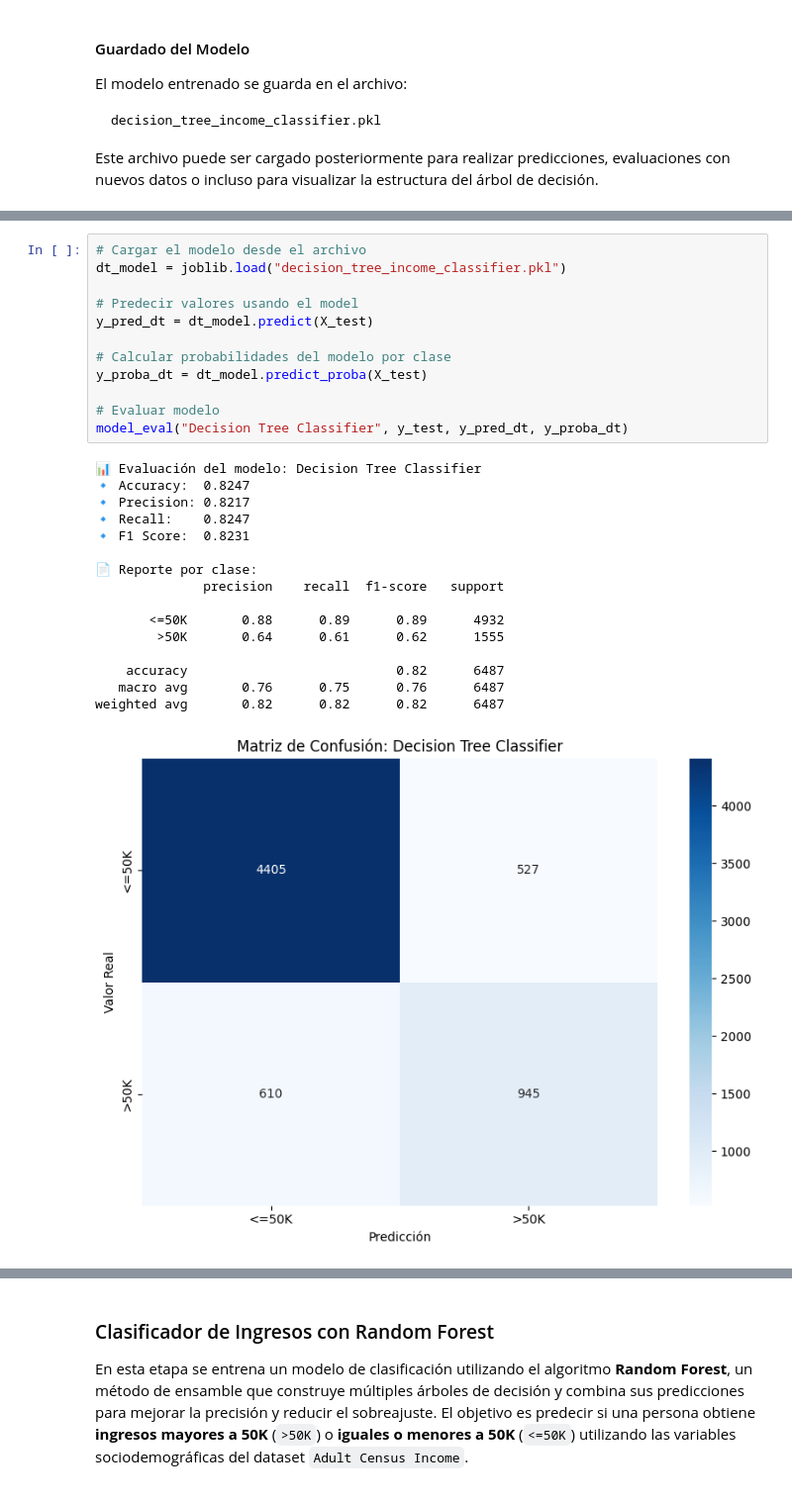
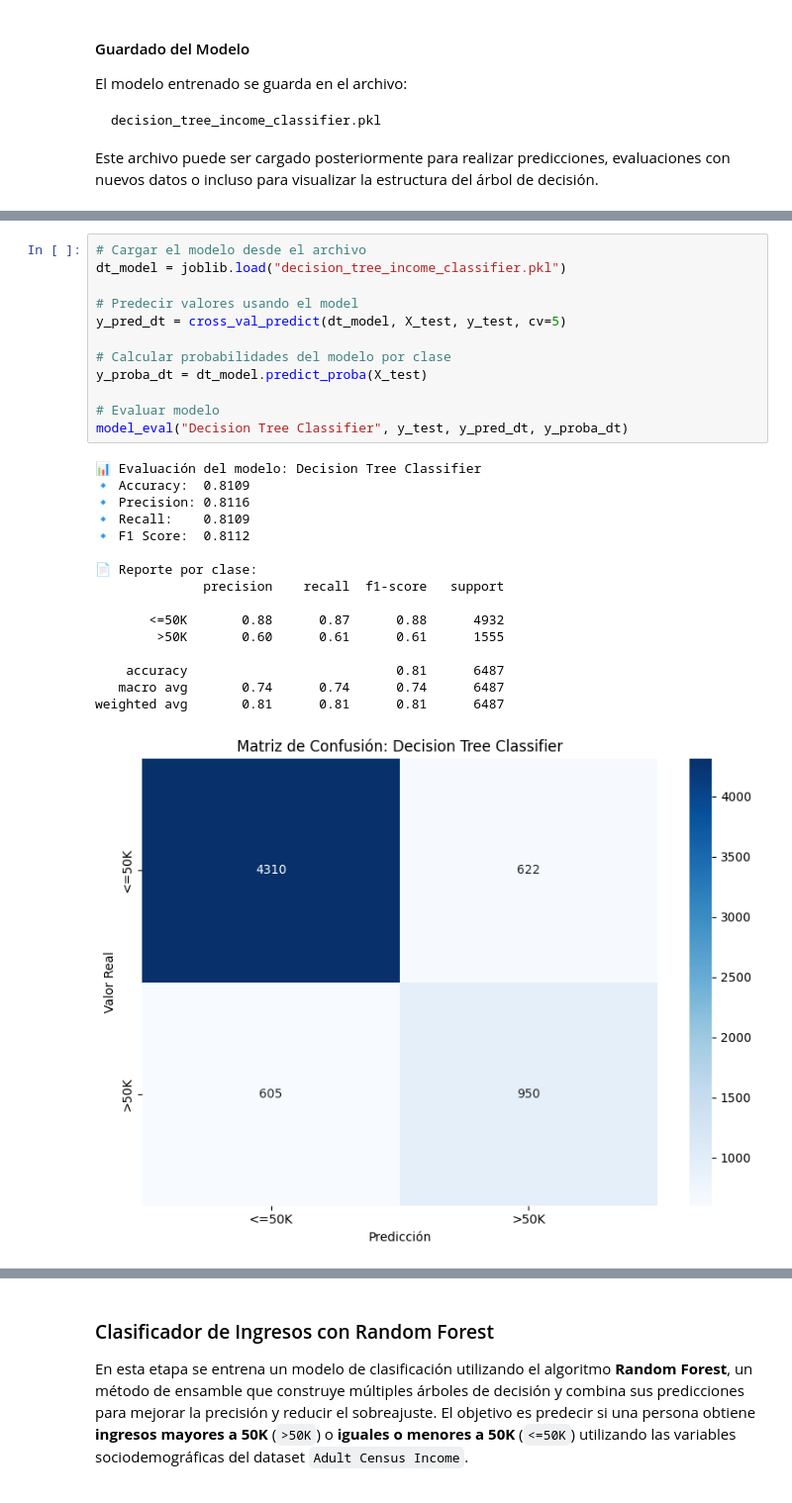
Before and after one commit to jquelas/adult_census_income, a Jupyter notebook: adult_census_income.ipynb, the cells around one changed output, grey strips where cells are left out. Shown at 99% size. Cells and saved outputs as stored; diff of their text form.

Commit message:
Change predict method of each model with cross_val_predict method.

```diff
--- a/adult_census_income.ipynb
+++ b/adult_census_income.ipynb
@@ -1120,32 +1104,32 @@ print(f"✅ Modelo Decision Tree guardado en: {output_model_path}")
 # %%
 # Cargar el modelo desde el archivo
 dt_model = joblib.load("decision_tree_income_classifier.pkl")
 
 # Predecir valores usando el model
-y_pred_dt = dt_model.predict(X_test)
+y_pred_dt = cross_val_predict(dt_model, X_test, y_test, cv=5)
 
 # Calcular probabilidades del modelo por clase
 y_proba_dt = dt_model.predict_proba(X_test)
 
 # Evaluar modelo
 model_eval("Decision Tree Classifier", y_test, y_pred_dt, y_proba_dt)
 # %% [output]
 📊 Evaluación del modelo: Decision Tree Classifier
-🔹 Accuracy:  0.8247
-🔹 Precision: 0.8217
-🔹 Recall:    0.8247
-🔹 F1 Score:  0.8231
+🔹 Accuracy:  0.8109
+🔹 Precision: 0.8116
+🔹 Recall:    0.8109
+🔹 F1 Score:  0.8112
 
 📄 Reporte por clase:
               precision    recall  f1-score   support
 
-       <=50K       0.88      0.89      0.89      4932
-        >50K       0.64      0.61      0.62      1555
+       <=50K       0.88      0.87      0.88      4932
+        >50K       0.60      0.61      0.61      1555
 
-    accuracy                           0.82      6487
-   macro avg       0.76      0.75      0.76      6487
-weighted avg       0.82      0.82      0.82      6487
+    accuracy                           0.81      6487
+   macro avg       0.74      0.74      0.74      6487
+weighted avg       0.81      0.81      0.81      6487
-[figure, old version]
+[figure, new version]
 [figure]
 [figure]
 # %% [markdown]
```
Also changed, not shown: parts of 10 cells of this notebook.
